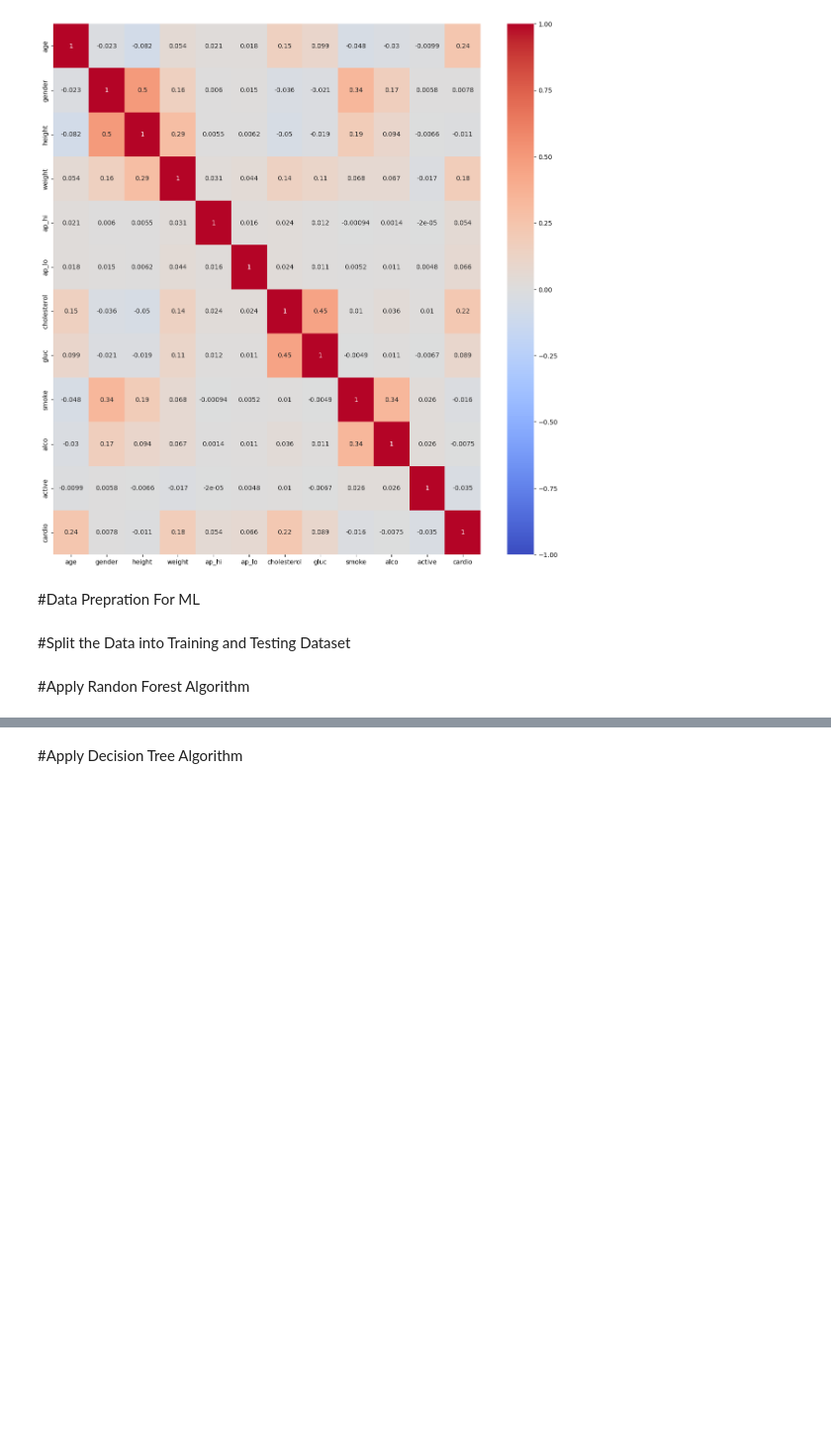
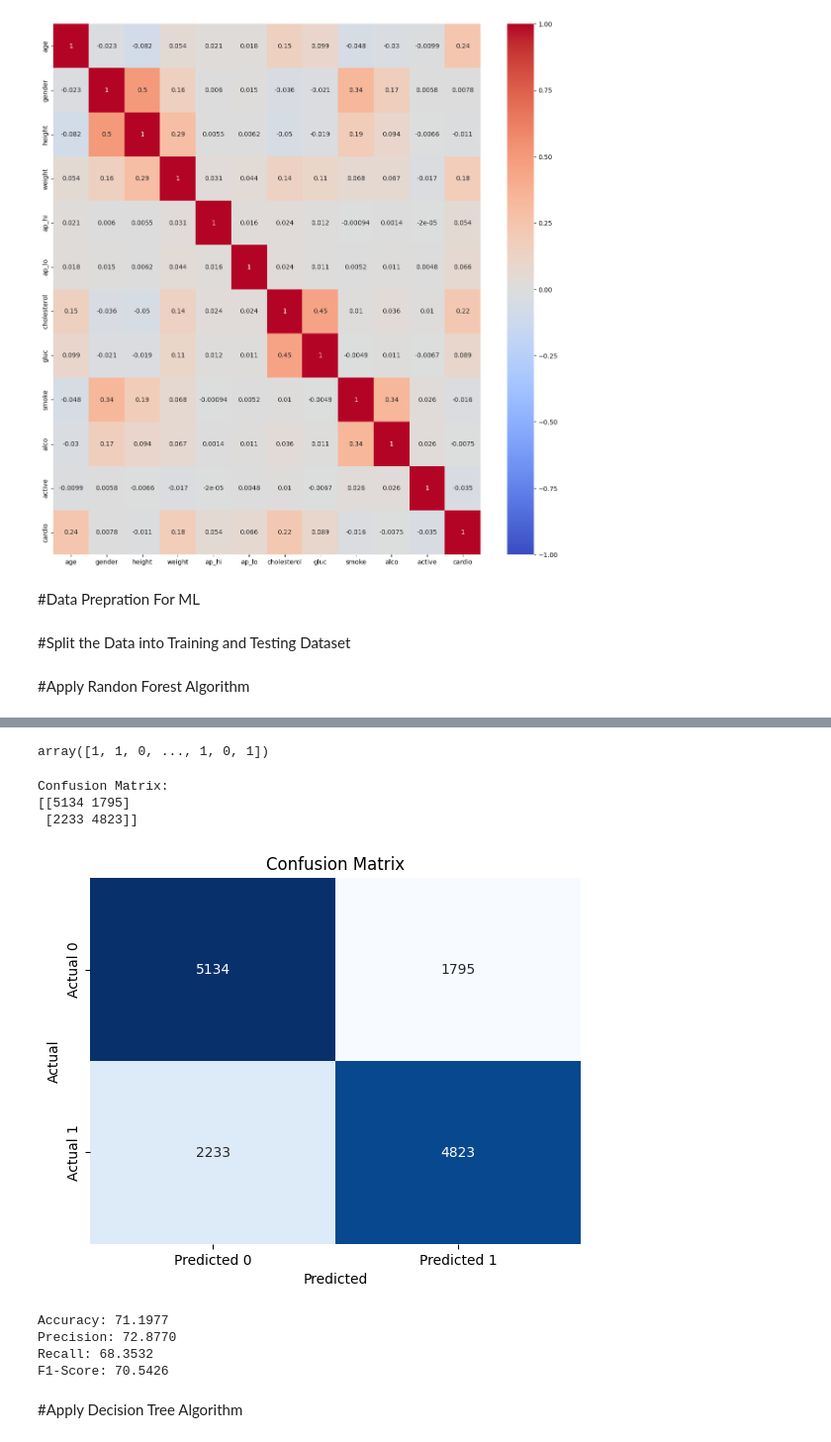
Before and after one commit to SyedaAttiraHashmi/ML-Projects, a Jupyter notebook: Heart_disease_using_ML.ipynb, the cells around one changed output, grey strips where cells are left out. Shown at 99% size. Saved outputs shown, nothing was run; the diff lists cells and outputs as text; code cells hidden in the pictures; blank space fills up the shorter version.

```diff
--- a/Heart_disease_using_ML.ipynb
+++ b/Heart_disease_using_ML.ipynb
@@ -204,3 +209,69 @@ Random Forest Accuracy: 71.45%
+# %%
+ypred = model1.predict(X_test)
+ypred
+# %% [output]
+array([1, 1, 0, ..., 1, 0, 1])
+# %%
+from sklearn.metrics import confusion_matrix
+
+conf_matrix = confusion_matrix(y_test, ypred)
+
+print("Confusion Matrix:")
+print(conf_matrix)
+# %% [output]
+Confusion Matrix:
+[[5134 1795]
+ [2233 4823]]
+# %%
+import seaborn as sns
+import matplotlib.pyplot as plt
+
+# Create a heatmap for the confusion matrix
+sns.heatmap(conf_matrix, annot=True, fmt='d', cmap='Blues', cbar=False,
+            xticklabels=['Predicted 0', 'Predicted 1'],
+            yticklabels=['Actual 0', 'Actual 1'])
+plt.xlabel('Predicted')
+plt.ylabel('Actual')
+plt.title('Confusion Matrix')
+plt.show()
+# %% [output]
+[figure, added]
+# %%
+from sklearn.metrics import confusion_matrix, precision_score, recall_score, f1_score, accuracy_score
+
+# Assuming the confusion matrix is stored in a variable called 'conf_matrix'
+conf_matrix = [[5134, 1795],
+                 [2233, 4823]]
+
+
+
+
+
+# Extracting true negatives, false positives, false negatives, and true positives
+tn, fp, fn, tp = conf_matrix[0][0], conf_matrix[0][1], conf_matrix[1][0], conf_matrix[1][1]
+
+# Calculating accuracy
+accuracy = accuracy_score(y_test, ypred)* 100
+
+# Calculating precision
+precision = precision_score(y_test, ypred)* 100
+
+# Calculating recall
+recall = recall_score(y_test, ypred)* 100
+
+# Calculating F1-score
+f1 = f1_score(y_test, ypred)* 100
+
+# Print the results
+print(f"Accuracy: {accuracy:.4f}")
+print(f"Precision: {precision:.4f}")
+print(f"Recall: {recall:.4f}")
+print(f"F1-Score: {f1:.4f}")
+# %% [output]
+Accuracy: 71.1977
+Precision: 72.8770
+Recall: 68.3532
+F1-Score: 70.5426
 # %% [markdown]
 #Apply Decision Tree Algorithm
 # %%
```
Also changed, not shown: parts of 14 cells of this notebook.
